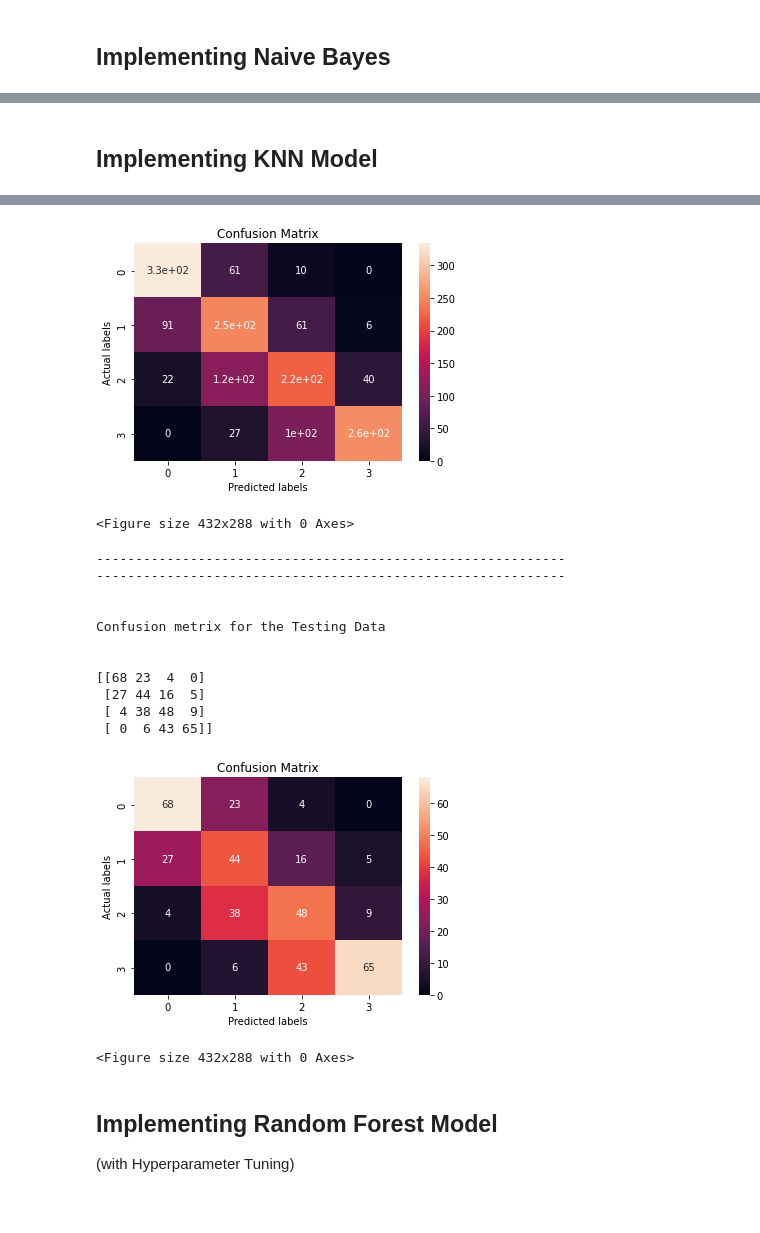
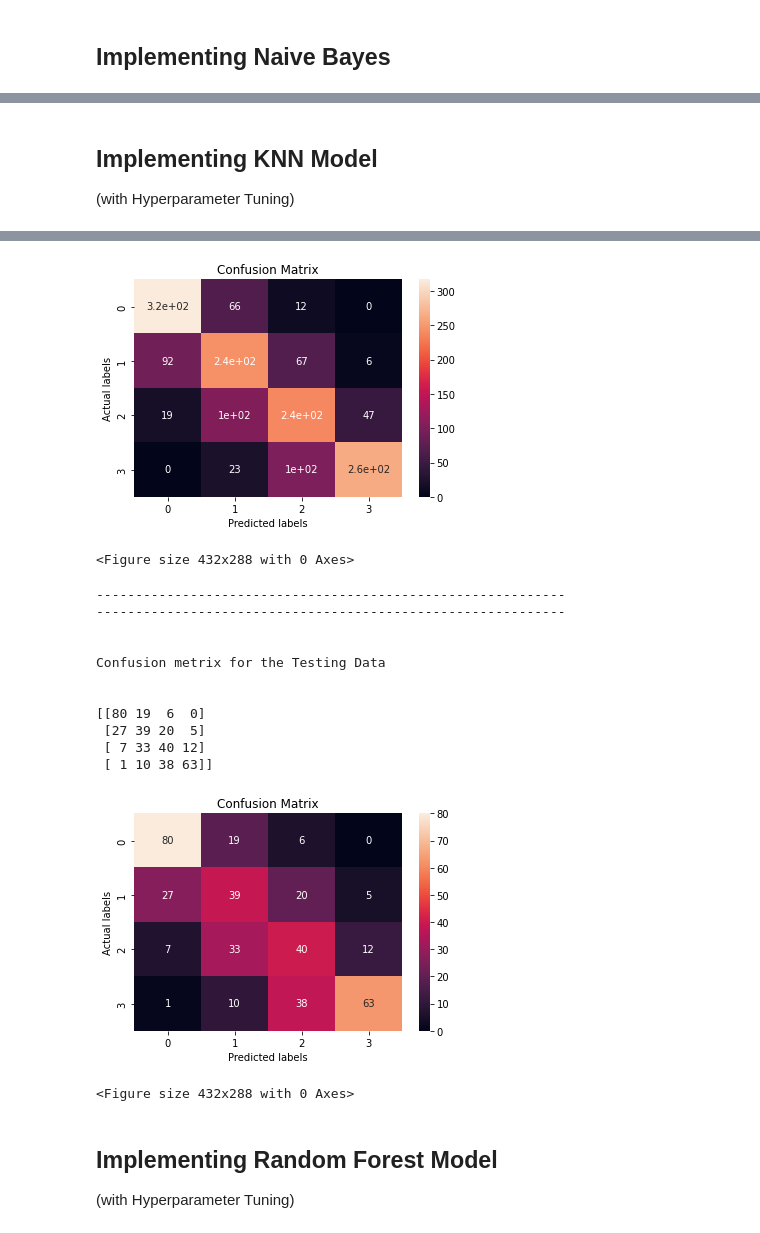
Before and after one commit to DipanshuKumar449/Mobile-Price-Range-Prediction, a Jupyter notebook: Mobile_Price_Range_Prediction.ipynb, the cells around one changed output, grey strips where cells are left out. Cells and saved outputs as stored; diff of their text form; code cells hidden in the pictures.

```diff
--- a/Mobile_Price_Range_Prediction.ipynb
+++ b/Mobile_Price_Range_Prediction.ipynb
@@ -387,0 +421,17 @@ for feature in numerical_columns:
+# %%
+# Histogram determining the number of mobiles present based on its camera placement i.e, front,primary or both vs megapixel
+
+plt.figure(figsize=(20,7))
+ax = df['fc'].hist(alpha=0.5,color='blue',label='Front camera')
+df['pc'].hist(alpha=0.5,color='red',label='Primary camera')
+plt.legend(fontsize=14)
+plt.xlabel('MegaPixels')
+plt.ylabel('Count')
+
+# Adding annotation
+for bar in ax.patches:
+  ax.annotate(format(bar.get_height(), '.1f'),
+                   (bar.get_x() + bar.get_width() / 2,
+                    bar.get_height()), ha='center', va='center',
+                   size=15, xytext=(0, 8),
+                   textcoords='offset points')
@@ -729,6 +793,7 @@ Confusion metrix for the Testing Data
 <Figure size 432x288 with 0 Axes>
 # %% [markdown]
 ## **Implementing KNN Model**
+(with Hyperparameter Tuning)
 # %%
 # KNN implementation
 from sklearn.neighbors import KNeighborsClassifier
@@ -737,14 +802,32 @@ from sklearn.neighbors import KNeighborsClassifier
 print(".....KNearestNeighbour.....")
 print('\n')
 
-KNN = KNeighborsClassifier(n_neighbors=10)
-KNN.fit(X_train,Y_train)
+KNN = KNeighborsClassifier()
+
+# Selecting Hyperparameters
+params_dict = {
+              'n_neighbors': [1,2,3,4,5,6,7,8,9,10],
+                'leaf_size': [20,25,30,35,40,45,50]
+              }
+
+# Using Randomized Search CV
+KNN_model = RandomizedSearchCV(estimator = KNN,
+                       param_distributions= params_dict,
+                       cv = 5, verbose=2, scoring='accuracy')
+
+KNN_model.fit(X_train,Y_train)
+
+print(KNN_model.best_estimator_)    # Getting the best Estimator
+print("\n")
+KNN_optimal = KNN_model.best_estimator_
 
 
 # Predictions of Training and Testing Dasets
 
-KNN_pred_train = KNN.predict(X_train)   # Prediction for train dataset
-KNN_pred_test = KNN.predict(X_test)     # Prediction for test dataset
+KNN_pred_train = KNN_optimal.predict(X_train)   # Prediction for train dataset
+KNN_pred_test = KNN_optimal.predict(X_test)     # Prediction for test dataset
+
+
 
 # ............Evaluation.............
 
@@ -809,17 +892,17 @@ F1 : 0.6653635368397564
-[figure, old version]
+[figure, new version]
 <Figure size 432x288 with 0 Axes>
 ------------------------------------------------------------
 ------------------------------------------------------------
 
 
 Confusion metrix for the Testing Data
 
 
-[[68 23  4  0]
- [27 44 16  5]
- [ 4 38 48  9]
- [ 0  6 43 65]]
+[[80 19  6  0]
+ [27 39 20  5]
+ [ 7 33 40 12]
+ [ 1 10 38 63]]
-[figure, old version]
+[figure, new version]
 <Figure size 432x288 with 0 Axes>
 # %% [markdown]
 ## **Implementing Random Forest Model**
```
Also changed, not shown: parts of 18 cells of this notebook.
